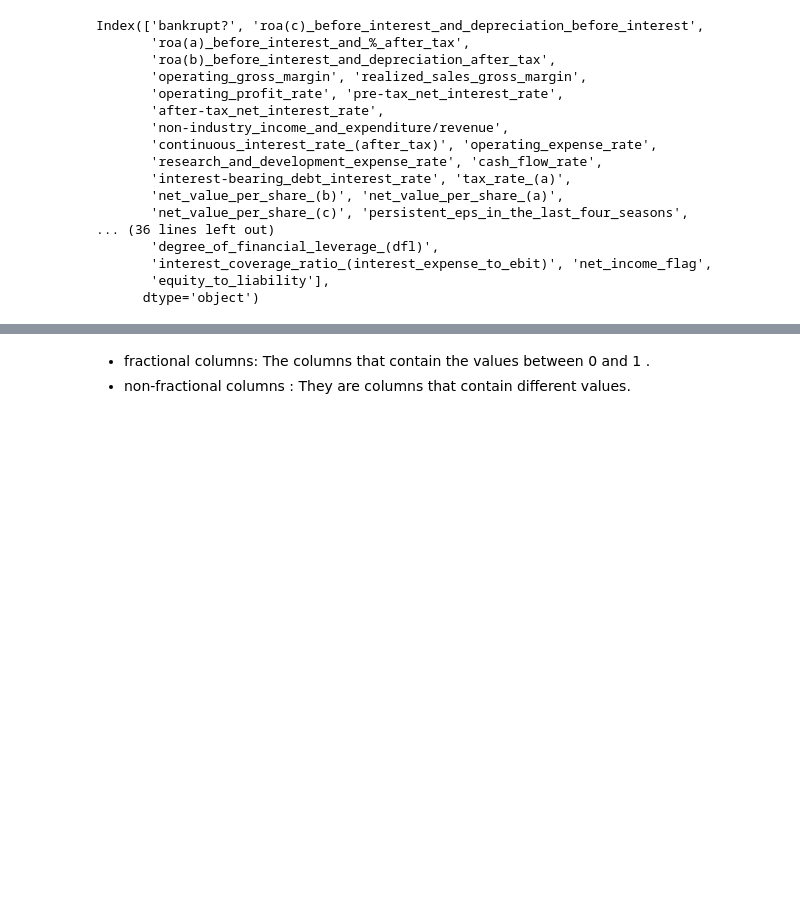
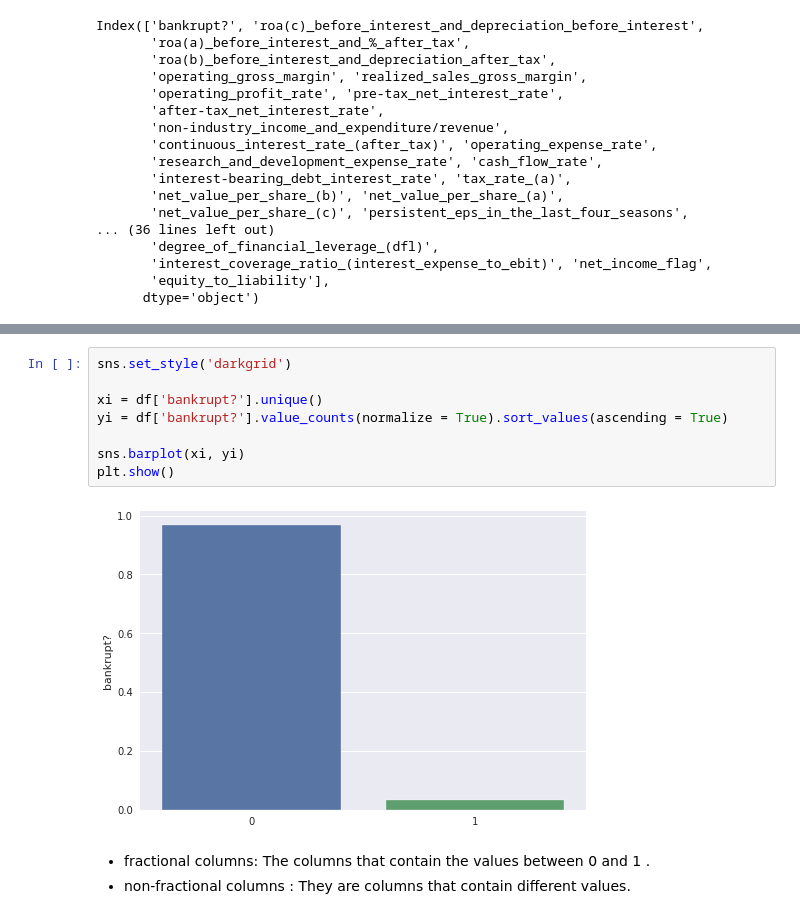
Before and after one commit to duran10/Deep-Learning, a Jupyter notebook: Advanced_Data_Science_Capstone.ipynb, the cells around one changed output, grey strips where cells are left out. Saved outputs shown, nothing was run; the diff lists cells and outputs as text; blank space fills up the shorter version.

```diff
--- a/Advanced_Data_Science_Capstone.ipynb
+++ b/Advanced_Data_Science_Capstone.ipynb
@@ -106,3 +85,13 @@ Name: bankrupt?, dtype: int64
+# %%
+sns.set_style('darkgrid')
+
+xi = df['bankrupt?'].unique()
+yi = df['bankrupt?'].value_counts(normalize = True).sort_values(ascending = True)
+
+sns.barplot(xi, yi)
+plt.show()
+# %% [output]
+[figure, added]
 # %% [markdown]
 * fractional columns: The columns that contain the values between 0 and 1 .
 * non-fractional columns : They are columns that contain different values.
```
Also changed, not shown: parts of 12 cells of this notebook.
